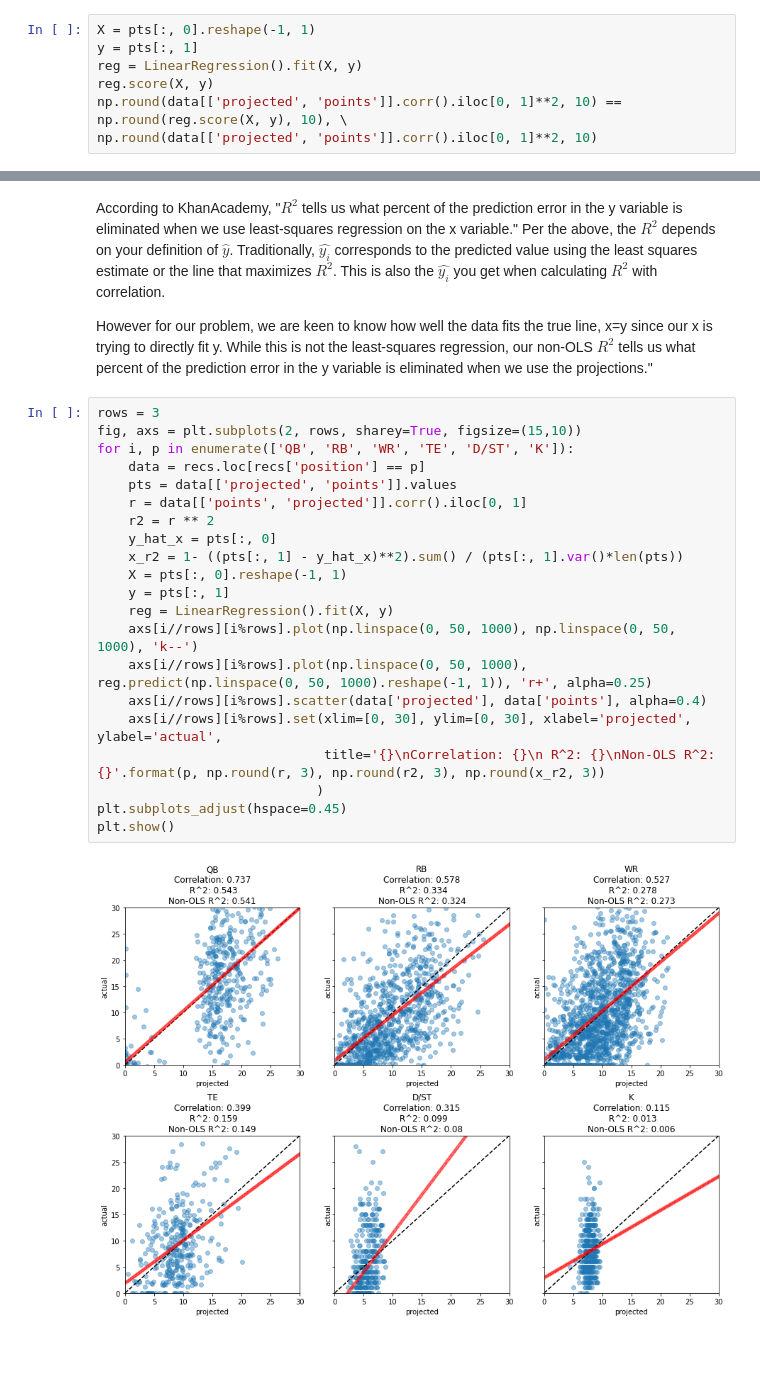
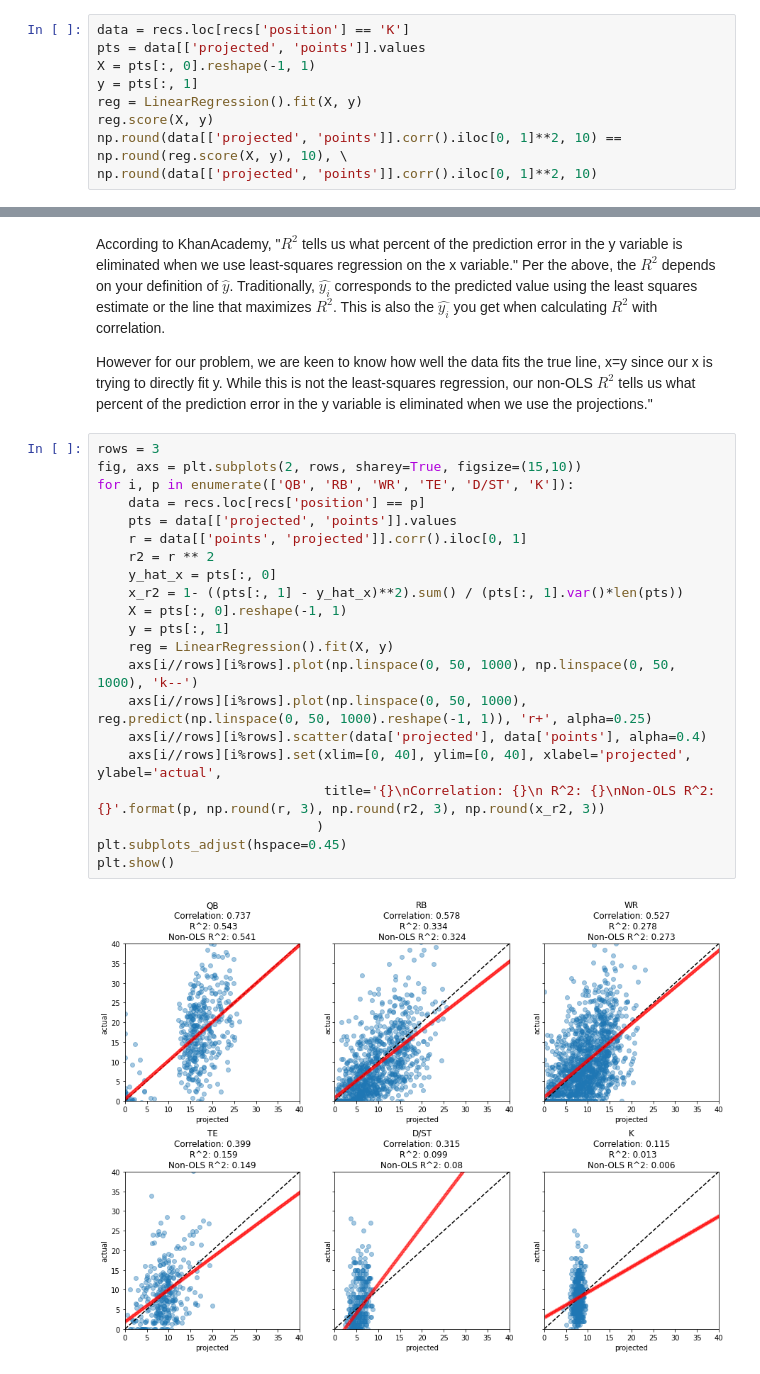
Before and after one commit to bpennisi/espn-ffl, a Jupyter notebook: analyze_espn_projections_data.ipynb, the cells around one changed output, grey strips where cells are left out. Saved outputs shown, nothing was run; the diff lists cells and outputs as text.

```diff
--- a/analyze_espn_projections_data.ipynb
+++ b/analyze_espn_projections_data.ipynb
@@ -81,6 +81,8 @@ from sklearn.linear_model import LinearRegression
 # %% [markdown]
 $R^2$ from linear regression is the same as when it is derived from correlation
 # %%
+data = recs.loc[recs['position'] == 'K']
+pts = data[['projected', 'points']].values
 X = pts[:, 0].reshape(-1, 1)
 y = pts[:, 1]
 reg = LinearRegression().fit(X, y)
@@ -156,23 +157,23 @@ However for our problem, we are keen to know how well the data fits the true lin
 # %%
 rows = 3
 fig, axs = plt.subplots(2, rows, sharey=True, figsize=(15,10))
 for i, p in enumerate(['QB', 'RB', 'WR', 'TE', 'D/ST', 'K']):
     data = recs.loc[recs['position'] == p]
     pts = data[['projected', 'points']].values
     r = data[['points', 'projected']].corr().iloc[0, 1]
     r2 = r ** 2
     y_hat_x = pts[:, 0]
     x_r2 = 1- ((pts[:, 1] - y_hat_x)**2).sum() / (pts[:, 1].var()*len(pts))
     X = pts[:, 0].reshape(-1, 1)
     y = pts[:, 1]
     reg = LinearRegression().fit(X, y)
     axs[i//rows][i%rows].plot(np.linspace(0, 50, 1000), np.linspace(0, 50, 1000), 'k--')
     axs[i//rows][i%rows].plot(np.linspace(0, 50, 1000), reg.predict(np.linspace(0, 50, 1000).reshape(-1, 1)), 'r+', alpha=0.25)
     axs[i//rows][i%rows].scatter(data['projected'], data['points'], alpha=0.4)
-    axs[i//rows][i%rows].set(xlim=[0, 30], ylim=[0, 30], xlabel='projected', ylabel='actual',
+    axs[i//rows][i%rows].set(xlim=[0, 40], ylim=[0, 40], xlabel='projected', ylabel='actual',
                              title='{}\nCorrelation: {}\n R^2: {}\nNon-OLS R^2: {}'.format(p, np.round(r, 3), np.round(r2, 3), np.round(x_r2, 3))
                             )
 plt.subplots_adjust(hspace=0.45)
 plt.show()
 # %% [output]
-[figure, old version]
+[figure, new version]
```
Also changed, not shown: parts of 4 cells of this notebook, 1 other file.
